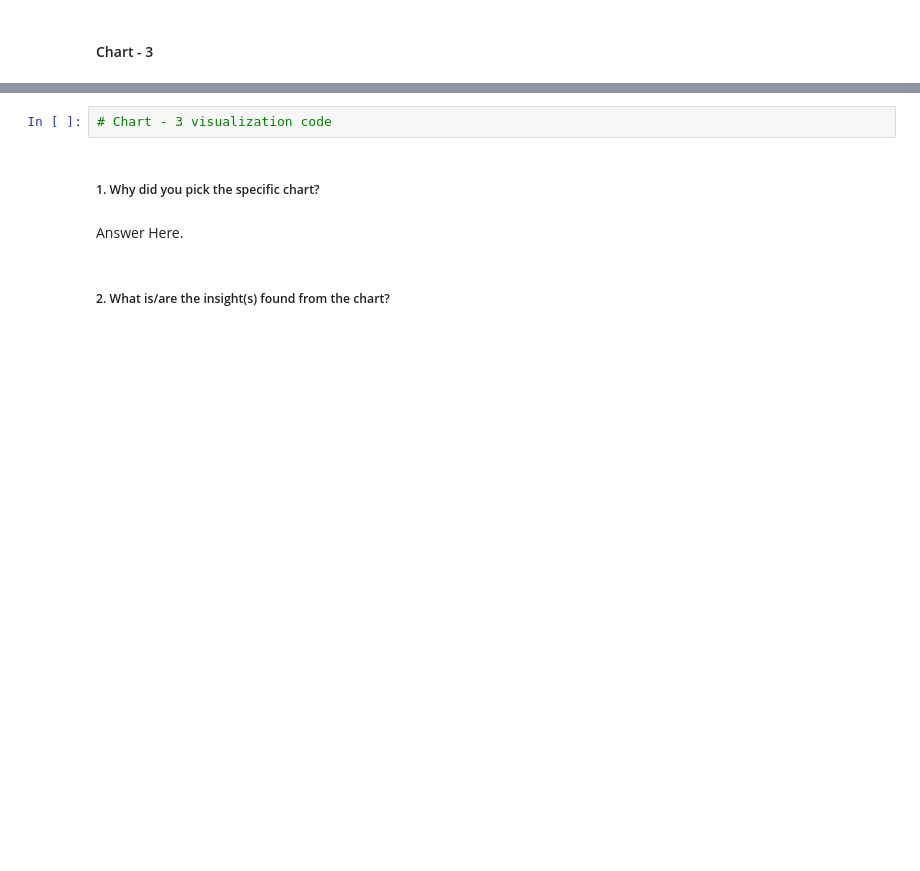
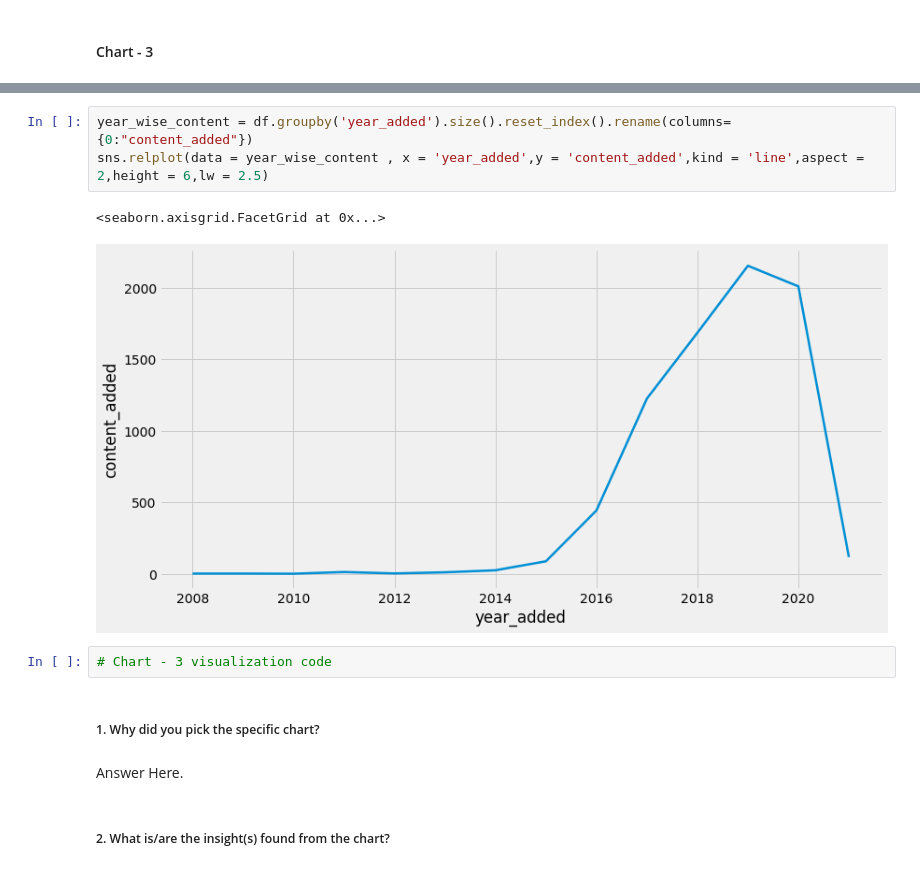
Before and after one commit to thepankaj018/Netflix-Movies-TV-Shows-Clustering, a Jupyter notebook: Netflix_Movies_&_TV_Shows_Clustering.ipynb, the cells around one changed output, grey strips where cells are left out. Saved outputs shown, nothing was run; the diff lists cells and outputs as text; blank space fills up the shorter version.

```diff
--- a/Netflix_Movies_&_TV_Shows_Clustering.ipynb
+++ b/Netflix_Movies_&_TV_Shows_Clustering.ipynb
@@ -382,3 +382,9 @@ Answer Here
+# %%
+year_wise_content = df.groupby('year_added').size().reset_index().rename(columns={0:"content_added"})
+sns.relplot(data = year_wise_content , x = 'year_added',y = 'content_added',kind = 'line',aspect = 2,height = 6,lw = 2.5)
+# %% [output]
+<seaborn.axisgrid.FacetGrid at 0x...>
+[figure, added]
 # %%
 # Chart - 3 visualization code
 # %% [markdown]
```
Also changed, not shown: parts of 9 cells of this notebook.
